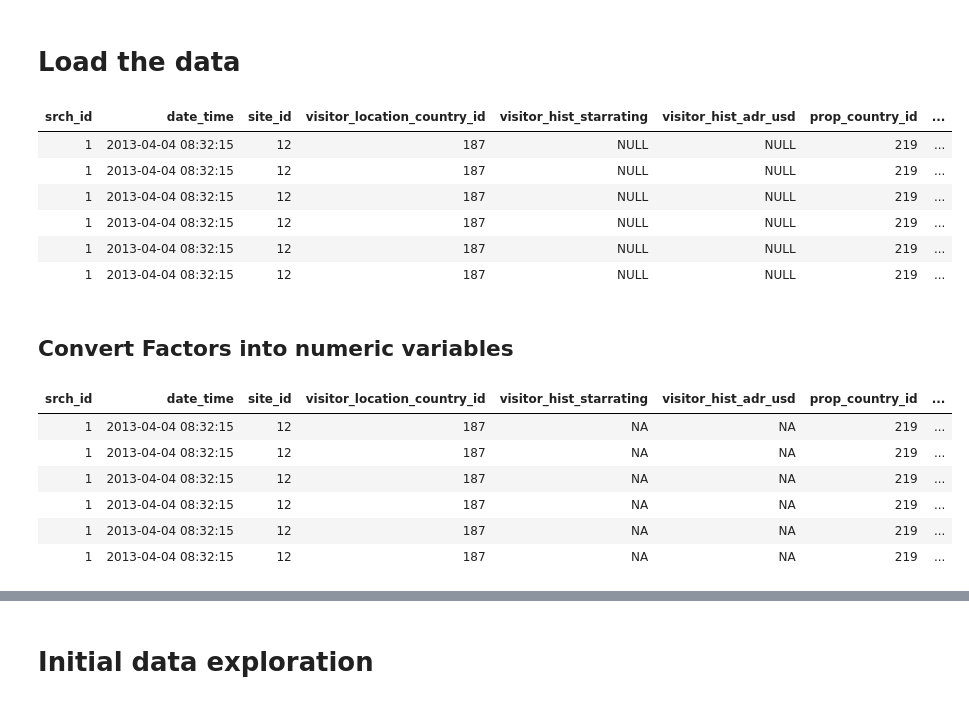
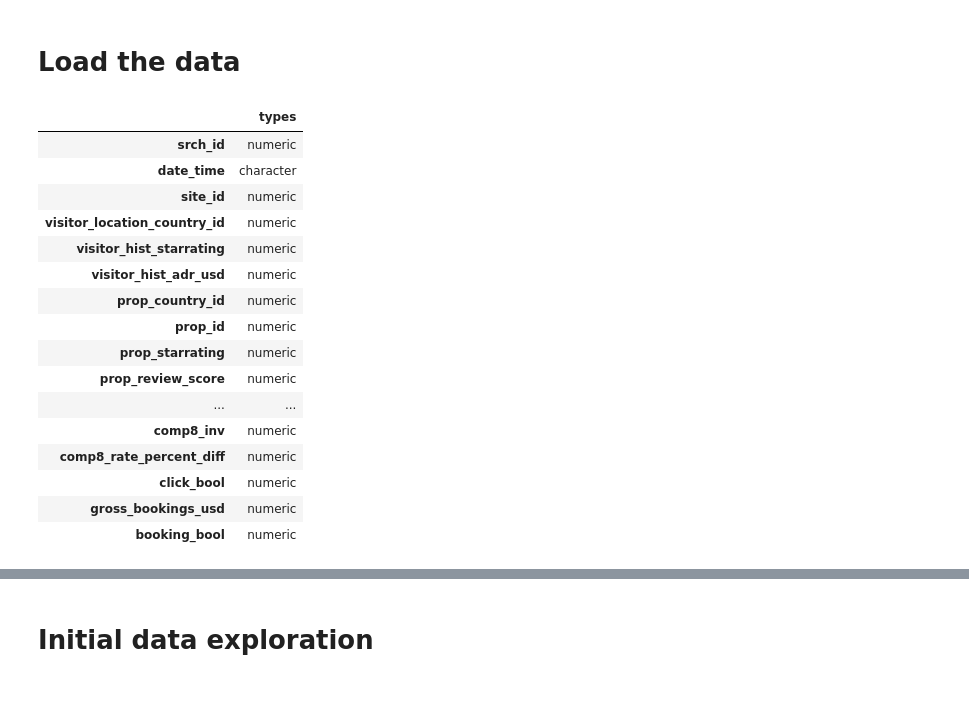
Before and after one commit to silesbu/dmt41, a Jupyter notebook: assignment2/R_analysis_assignment_2.ipynb, the cells around one changed output, grey strips where cells are left out. Saved outputs shown, nothing was run; the diff lists cells and outputs as text; code cells hidden in the pictures.

```diff
--- a/assignment2/R_analysis_assignment_2.ipynb
+++ b/assignment2/R_analysis_assignment_2.ipynb
@@ -16,46 +67,37 @@ library("xgboost")
 # %%
 trainPath <- "/home/kevin/data_mining/data/assignment2/train.csv"
 testPath <- "/home/kevin/data_mining/data/assignment2/test.csv"
 
 trainNames <- colnames(read.csv(trainPath,nrows = 1))
 testNames <- colnames(read.csv(testPath,nrows = 1))
 
-train <- read.csv(trainPath,header=F,skip=1,nrows = 200000)
-#test <- read.csv(testPath,header=F,skip=1,nrows = 20)
+# Initialize types to numeric
+traintypes <- c(1:length(trainNames))
+traintypes[] <- "numeric"
 
-#train <- read.csv(trainPath)
-#test <- read.csv(testPath)
+# Initialize type dataframe
+train.types <- data.frame(types=traintypes,stringsAsFactors=FALSE)
+rownames(train.types) <- trainNames
 
-colnames(train) <- trainNames
-#colnames(test) <- testNames
+# Set types manually
+train.types["date_time","types"] <- "character"
 
-head(train)
+train.types
 # %% [output]
-| srch_id | date_time | site_id | visitor_location_country_id | visitor_hist_starrating | visitor_hist_adr_usd | prop_country_id | ... |
-| 1 | 2013-04-04 08:32:15 | 12 | 187 | NULL | NULL | 219 | ... |
-| 1 | 2013-04-04 08:32:15 | 12 | 187 | NULL | NULL | 219 | ... |
-| 1 | 2013-04-04 08:32:15 | 12 | 187 | NULL | NULL | 219 | ... |
-| 1 | 2013-04-04 08:32:15 | 12 | 187 | NULL | NULL | 219 | ... |
-| 1 | 2013-04-04 08:32:15 | 12 | 187 | NULL | NULL | 219 | ... |
-| 1 | 2013-04-04 08:32:15 | 12 | 187 | NULL | NULL | 219 | ... |
+|  | types |
+| srch_id | numeric |
+| date_time | character |
+| site_id | numeric |
+| visitor_location_country_id | numeric |
+| visitor_hist_starrating | numeric |
+| visitor_hist_adr_usd | numeric |
+| prop_country_id | numeric |
+| prop_id | numeric |
+| prop_starrating | numeric |
+| prop_review_score | numeric |
+| ... | ... |
+| comp8_inv | numeric |
+| comp8_rate_percent_diff | numeric |
+| click_bool | numeric |
+| gross_bookings_usd | numeric |
+| booking_bool | numeric |
-# %% [markdown]
-## Convert Factors into numeric variables
-# %%
-factor_cols <- unlist(lapply(train, is.factor))
-factor_cols["date_time"] <- FALSE
-
-#train[factor_cols] <- as.numeric(as.character(train[factor_cols]))
-
-for (name in colnames(train[factor_cols])){
-    train[name] <- as.numeric(sub('NULL',NA,as.character(train[name][,1])))
-}
-
-head(train)
-# %% [output]
-| srch_id | date_time | site_id | visitor_location_country_id | visitor_hist_starrating | visitor_hist_adr_usd | prop_country_id | ... |
-| 1 | 2013-04-04 08:32:15 | 12 | 187 | NA | NA | 219 | ... |
-| 1 | 2013-04-04 08:32:15 | 12 | 187 | NA | NA | 219 | ... |
-| 1 | 2013-04-04 08:32:15 | 12 | 187 | NA | NA | 219 | ... |
-| 1 | 2013-04-04 08:32:15 | 12 | 187 | NA | NA | 219 | ... |
-| 1 | 2013-04-04 08:32:15 | 12 | 187 | NA | NA | 219 | ... |
-| 1 | 2013-04-04 08:32:15 | 12 | 187 | NA | NA | 219 | ... |
```
Also changed, not shown: parts of 36 cells of this notebook, 1 other file.
